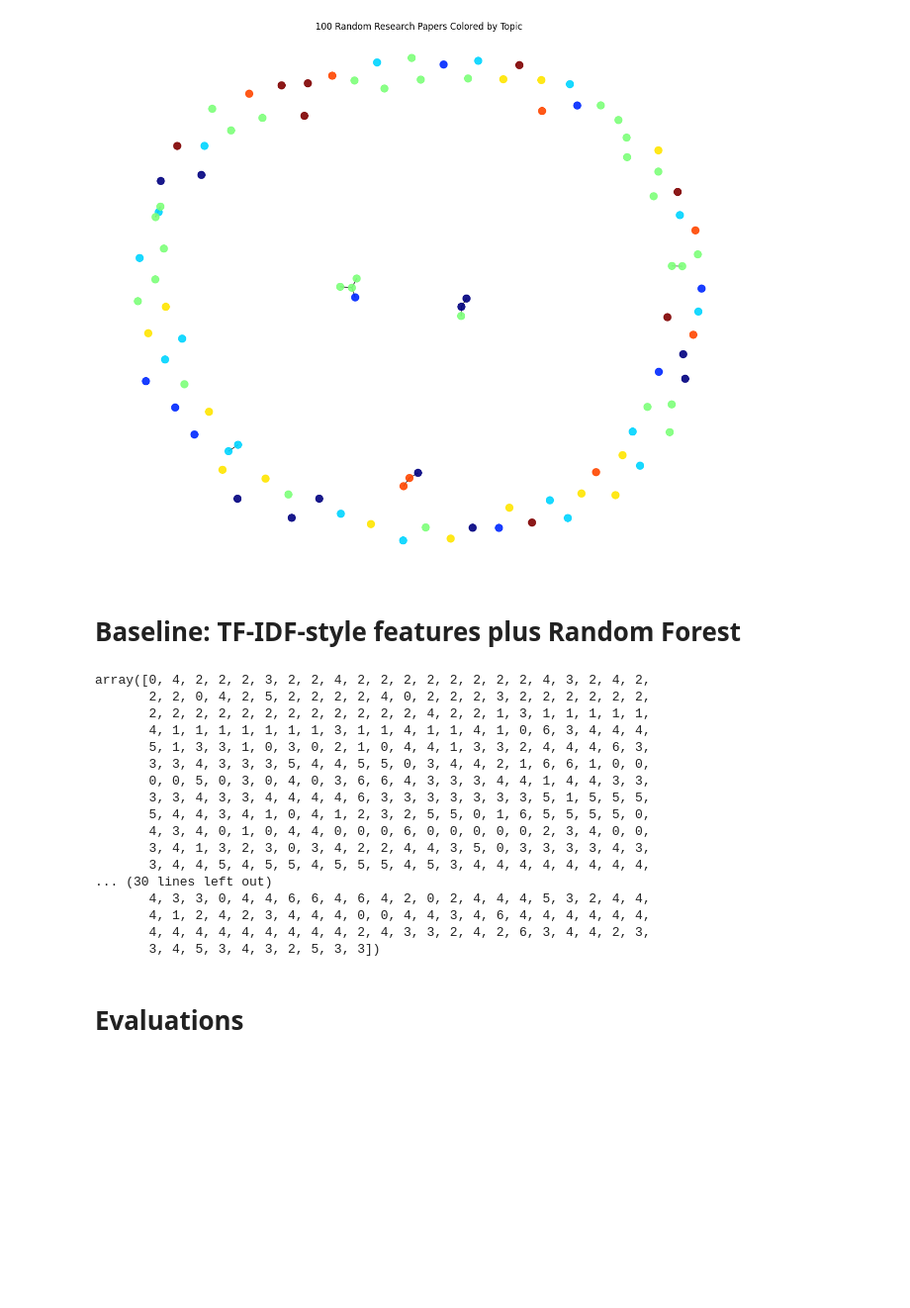
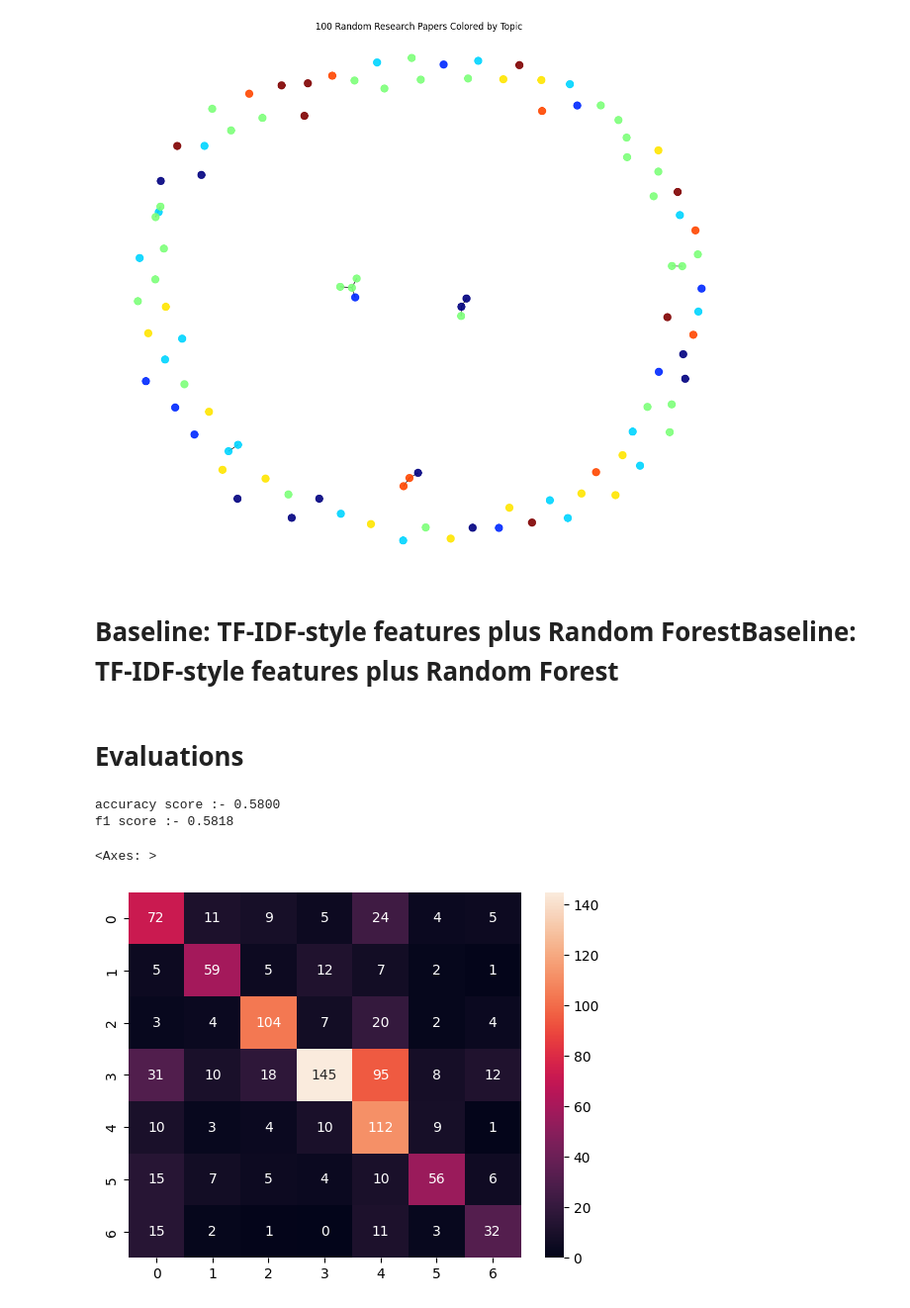
Before and after one commit to ultriti/research-topic-classification-gnn-pipeline, a Jupyter notebook: model_training.ipynb, the cells around one changed output. Shown at 99% size. Drawn from its saved outputs; the diff is of its cells as text; code cells hidden in the pictures; blank space fills up the shorter version.

Commit message:
Baseline: TF-IDF, RF and GCN model training comparism

```diff
--- a/model_training.ipynb
+++ b/model_training.ipynb
@@ -150,5 +149,5 @@ plt.show()
 # %% [output]
 [figure]
 # %% [markdown]
-# Baseline: TF-IDF-style features plus Random Forest
+# Baseline: TF-IDF-style features plus Random ForestBaseline: TF-IDF-style features plus Random Forest
 # %%
@@ -156,41 +154,51 @@ plt.show()
 X_binary = data.x.numpy()
 y = data.y.numpy()
 # %%
-#Reweight the supplies word indicators.
+# Reweight the supplies word indicators. - TF-Idf
+
 from sklearn.feature_extraction.text import TfidfTransformer
 from sklearn.ensemble import RandomForestClassifier
 
 tfidf = TfidfTransformer()
 X_tfidf = tfidf.fit_transform(X_binary).toarray()
-X_baseline = X_tfidf #Features
+X_baseline = X_tfidf  # Features
 
-train_idx = data.train_mask.numpy() #Training Research Papers
+
+# x and y splitting
+
+train_idx = data.train_mask.numpy()  # Training Research Papers
 val_idx = data.val_mask.numpy()
 test_idx = data.test_mask.numpy()
 
-X_train , y_train = X_baseline[train_idx], y[train_idx]
-X_test, y_test = X_baseline[test_idx],y[test_idx]
+X_train, y_train = X_baseline[train_idx], y[train_idx]
+X_test, y_test = X_baseline[test_idx], y[test_idx]
 
-rf = RandomForestClassifier(n_estimators=100,max_features='sqrt',class_weight="balanced",random_state=42,n_jobs=-1)
-rf.fit(X_train,y_train)
-rf.predict(X_test)
+rf = RandomForestClassifier(
+    n_estimators=100,
+    max_features="sqrt",
+    class_weight="balanced",
+    random_state=42,
+    n_jobs=-1,
+)
+rf.fit(X_train, y_train)
+rf_pred = rf.predict(X_test)
-# %% [output]
-array([0, 4, 2, 2, 2, 3, 2, 2, 4, 2, 2, 2, 2, 2, 2, 2, 2, 4, 3, 2, 4, 2,
-       2, 2, 0, 4, 2, 5, 2, 2, 2, 2, 4, 0, 2, 2, 2, 3, 2, 2, 2, 2, 2, 2,
-       2, 2, 2, 2, 2, 2, 2, 2, 2, 2, 2, 2, 4, 2, 2, 1, 3, 1, 1, 1, 1, 1,
-       4, 1, 1, 1, 1, 1, 1, 1, 3, 1, 1, 4, 1, 1, 4, 1, 0, 6, 3, 4, 4, 4,
-       5, 1, 3, 3, 1, 0, 3, 0, 2, 1, 0, 4, 4, 1, 3, 3, 2, 4, 4, 4, 6, 3,
-       3, 3, 4, 3, 3, 3, 5, 4, 4, 5, 5, 0, 3, 4, 4, 2, 1, 6, 6, 1, 0, 0,
-       0, 0, 5, 0, 3, 0, 4, 0, 3, 6, 6, 4, 3, 3, 3, 4, 4, 1, 4, 4, 3, 3,
-       3, 3, 4, 3, 3, 4, 4, 4, 4, 6, 3, 3, 3, 3, 3, 3, 3, 5, 1, 5, 5, 5,
-       5, 4, 4, 3, 4, 1, 0, 4, 1, 2, 3, 2, 5, 5, 0, 1, 6, 5, 5, 5, 5, 0,
-       4, 3, 4, 0, 1, 0, 4, 4, 0, 0, 0, 6, 0, 0, 0, 0, 0, 2, 3, 4, 0, 0,
-       3, 4, 1, 3, 2, 3, 0, 3, 4, 2, 2, 4, 4, 3, 5, 0, 3, 3, 3, 3, 4, 3,
-       3, 4, 4, 5, 4, 5, 5, 4, 5, 5, 5, 4, 5, 3, 4, 4, 4, 4, 4, 4, 4, 4,
-... (30 lines left out)
-       4, 3, 3, 0, 4, 4, 6, 6, 4, 6, 4, 2, 0, 2, 4, 4, 4, 5, 3, 2, 4, 4,
-       4, 1, 2, 4, 2, 3, 4, 4, 4, 0, 0, 4, 4, 3, 4, 6, 4, 4, 4, 4, 4, 4,
-       4, 4, 4, 4, 4, 4, 4, 4, 4, 2, 4, 3, 3, 2, 4, 2, 6, 3, 4, 4, 2, 3,
-       3, 4, 5, 3, 4, 3, 2, 5, 3, 3])
 # %% [markdown]
 # Evaluations
+# %%
+from sklearn.metrics import confusion_matrix, f1_score, accuracy_score
+
+rf_accuracy = accuracy_score(y_test,rf_pred)
+rf_f1_score = f1_score(y_test,rf_pred,average='macro')
+
+print(f"accuracy score :- {accuracy_score(y_test,rf_pred):.4f}")
+print(f"f1 score :- {f1_score(y_test,rf_pred,average='macro'):.4f}")
+# %% [output]
+accuracy score :- 0.5800
+f1 score :- 0.5818
+# %%
+import seaborn as sns
+
+sns.heatmap(confusion_matrix(y_test, rf_pred), annot=True, fmt="d")
+# %% [output]
+<Axes: >
+[figure, added]
```
Also changed, not shown: parts of 22 cells of this notebook.
